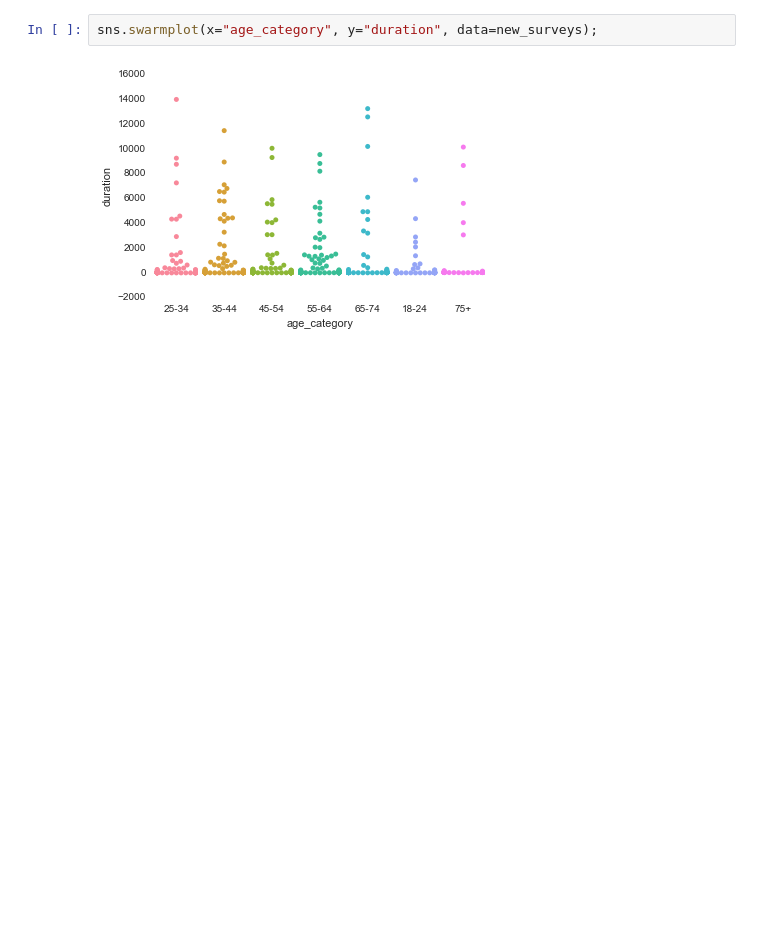
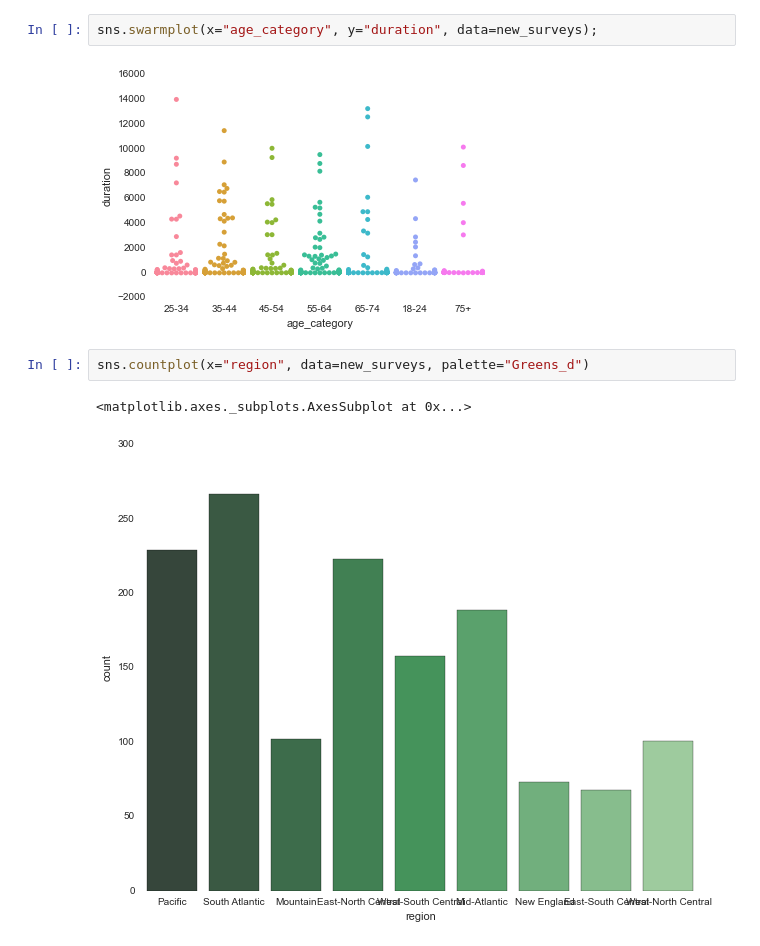
Before and after one commit to bshurick/ischool, a Jupyter notebook: Data Visualization/Project/parse_data.ipynb, the cells around one changed output. Cells and saved outputs as stored; diff of their text form; blank space fills up the shorter version.

```diff
--- a/Data Visualization/Project/parse_data.ipynb
+++ b/Data Visualization/Project/parse_data.ipynb
@@ -96,4 +108,9 @@ new_surveys.head()
 sns.swarmplot(x="age_category", y="duration", data=new_surveys);
 # %% [output]
 [figure]
+# %%
+sns.countplot(x="region", data=new_surveys, palette="Greens_d")
+# %% [output]
+<matplotlib.axes._subplots.AxesSubplot at 0x...>
+[figure, added]
 # %%
```
Also changed, not shown: parts of 5 cells of this notebook.
